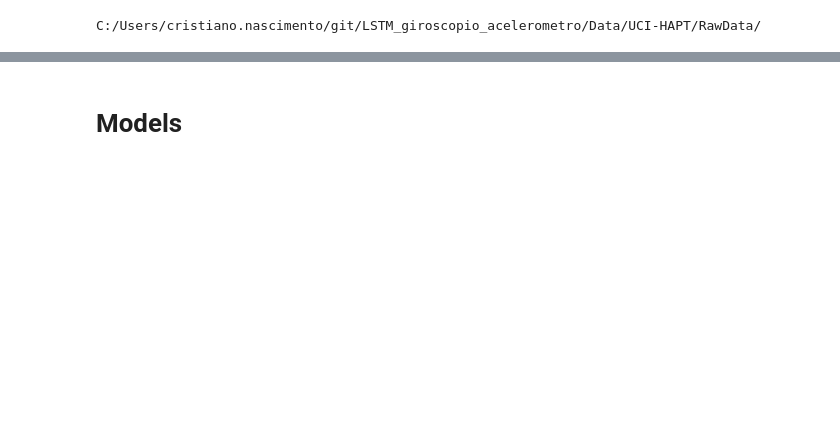
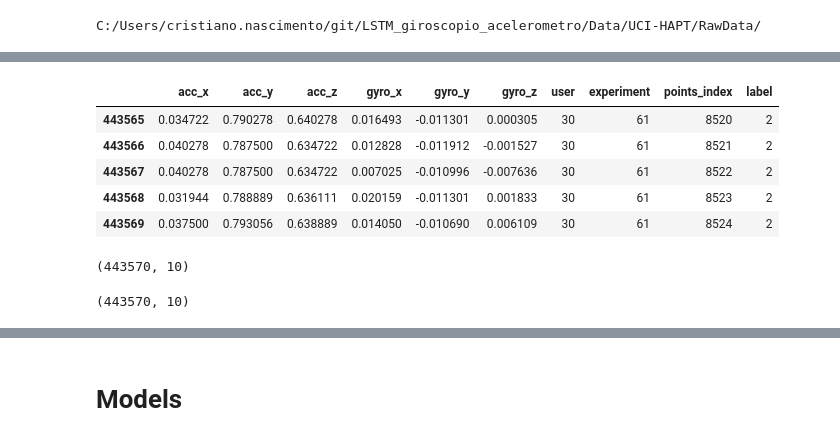
Before and after one commit to cris33rj/LSTM_giroscopio_acelerometro, a Jupyter notebook: Code/DataPrep/UCI_HAPT_with_sliding window_ATTENTION_LSTM_JITTERING_ROTATION_WARPING_MAGNITUDE .ipynb, the cells around one changed output, grey strips where cells are left out. Drawn from its saved outputs; the diff is of its cells as text; code cells hidden in the pictures; blank space fills up the shorter version.

```diff
--- a/Code/DataPrep/UCI_HAPT_with_sliding window_ATTENTION_LSTM_JITTERING_ROTATION_WARPING_MAGNITUDE .ipynb
+++ b/Code/DataPrep/UCI_HAPT_with_sliding window_ATTENTION_LSTM_JITTERING_ROTATION_WARPING_MAGNITUDE .ipynb
@@ -342,0 +461,13 @@ X_train_data.shape
+# %%
+data_df.tail()
+# %% [output]
+|  | acc_x | acc_y | acc_z | gyro_x | gyro_y | gyro_z | user | experiment | points_index | label |
+| 443565 | 0.034722 | 0.790278 | 0.640278 | 0.016493 | -0.011301 | 0.000305 | 30 | 61 | 8520 | 2 |
+| 443566 | 0.040278 | 0.787500 | 0.634722 | 0.012828 | -0.011912 | -0.001527 | 30 | 61 | 8521 | 2 |
+| 443567 | 0.040278 | 0.787500 | 0.634722 | 0.007025 | -0.010996 | -0.007636 | 30 | 61 | 8522 | 2 |
+| 443568 | 0.031944 | 0.788889 | 0.636111 | 0.020159 | -0.011301 | 0.001833 | 30 | 61 | 8523 | 2 |
+| 443569 | 0.037500 | 0.793056 | 0.638889 | 0.014050 | -0.010690 | 0.006109 | 30 | 61 | 8524 | 2 |
+# %%
+data_df.shape
+# %% [output]
+(443570, 10)
@@ -342,0 +538,4 @@ X_train_data.shape
+# %%
+data_df.shape
+# %% [output]
+(443570, 10)
```
Also changed, not shown: parts of 325 cells of this notebook, 2 other files.
